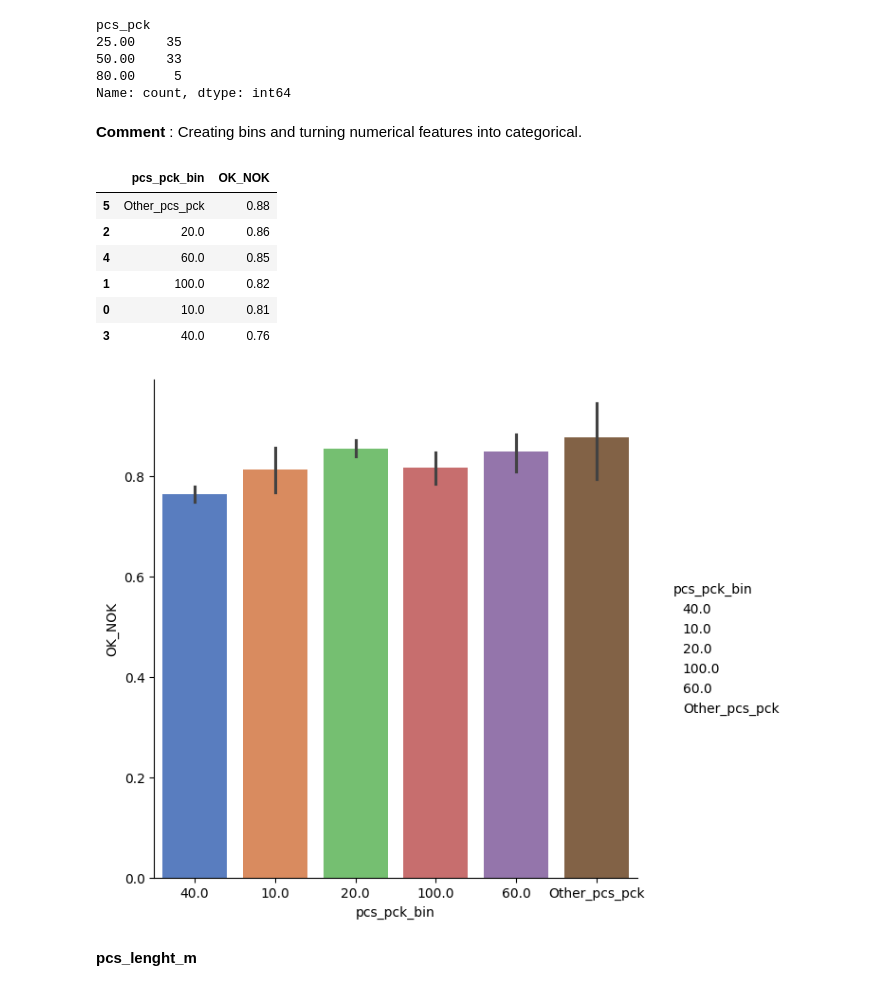
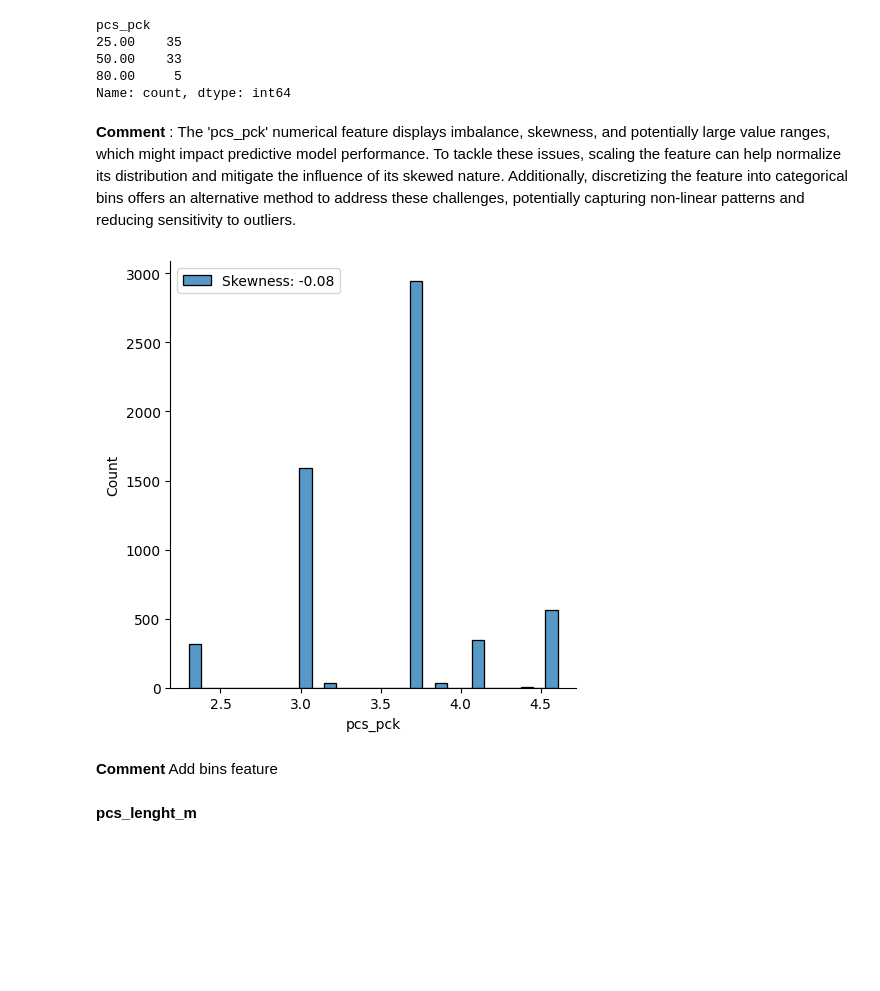
Before and after one commit to Fabiqula/Manufacturing-QC-OK-NOK-Prediction-Model, a Jupyter notebook: QC_incoming_goods_prediction.ipynb, the cells around one changed output. Cells and saved outputs as stored; diff of their text form; code cells hidden in the pictures; blank space fills up the shorter version.

```diff
--- a/QC_incoming_goods_prediction.ipynb
+++ b/QC_incoming_goods_prediction.ipynb
@@ -739,3 +734,5 @@ modified_df.head(1)
+# %%
+modified_df['date_fmt'] = pd.to_datetime(modified_df['date_fmt'])
 # %%
 modified_df.isnull().sum().sort_values(ascending=False)
 # %% [output]
@@ -921,4 +879,12 @@ pcs_pck
 80.00     5
 Name: count, dtype: int64
 # %% [markdown]
-**Comment** : Creating bins and turning numerical features into categorical.
+**Comment** : The 'pcs_pck' numerical feature displays imbalance, skewness, and potentially large value ranges, which might impact predictive model performance. To tackle these issues, scaling the feature can help normalize its distribution and mitigate the influence of its skewed nature. Additionally, discretizing the feature into categorical bins offers an alternative method to address these challenges, potentially capturing non-linear patterns and reducing sensitivity to outliers.
+# %%
+modified_df['pcs_pck'] = modified_df['pcs_pck'].apply(lambda x: np.log(x) if x > 0 else 0)
+# %%
+sns.displot(data=modified_df, x='pcs_pck', kind='hist', label='Skewness: %.2f'%(modified_df['pcs_pck'].skew()))
+plt.legend(loc='best')
+plt.show()
+# %% [output]
+[figure, added]
@@ -925 +898,3 @@ Name: count, dtype: int64
+# %% [markdown]
+**Comment** Add bins feature
 # %%
@@ -927,19 +902,9 @@ Name: count, dtype: int64
 # %%
-modified_df[['pcs_pck_bin', 'OK_NOK']].groupby('pcs_pck_bin', as_index=False).mean().sort_values('OK_NOK', ascending=False)
+# modified_df[['pcs_pck_bin', 'OK_NOK']].groupby('pcs_pck_bin', as_index=False).mean().sort_values('OK_NOK', ascending=False)
-# %% [output]
-|  | pcs_pck_bin | OK_NOK |
-| 5 | Other_pcs_pck | 0.88 |
-| 2 | 20.0 | 0.86 |
-| 4 | 60.0 | 0.85 |
-| 1 | 100.0 | 0.82 |
-| 0 | 10.0 | 0.81 |
-| 3 | 40.0 | 0.76 |
 # %%
 # Create the plot
-sns.catplot(x='pcs_pck_bin', y='OK_NOK', data=modified_df, kind="bar", height=6, palette="muted")
-plt.show()
+# sns.catplot(x='pcs_pck_bin', y='OK_NOK', data=modified_df, kind="bar", height=6, palette="muted")
+# plt.show()
-# %% [output]
-[figure, removed]
 # %% [markdown]
 **pcs_lenght_m**
 # %%
```
Also changed, not shown: parts of 48 cells of this notebook.
